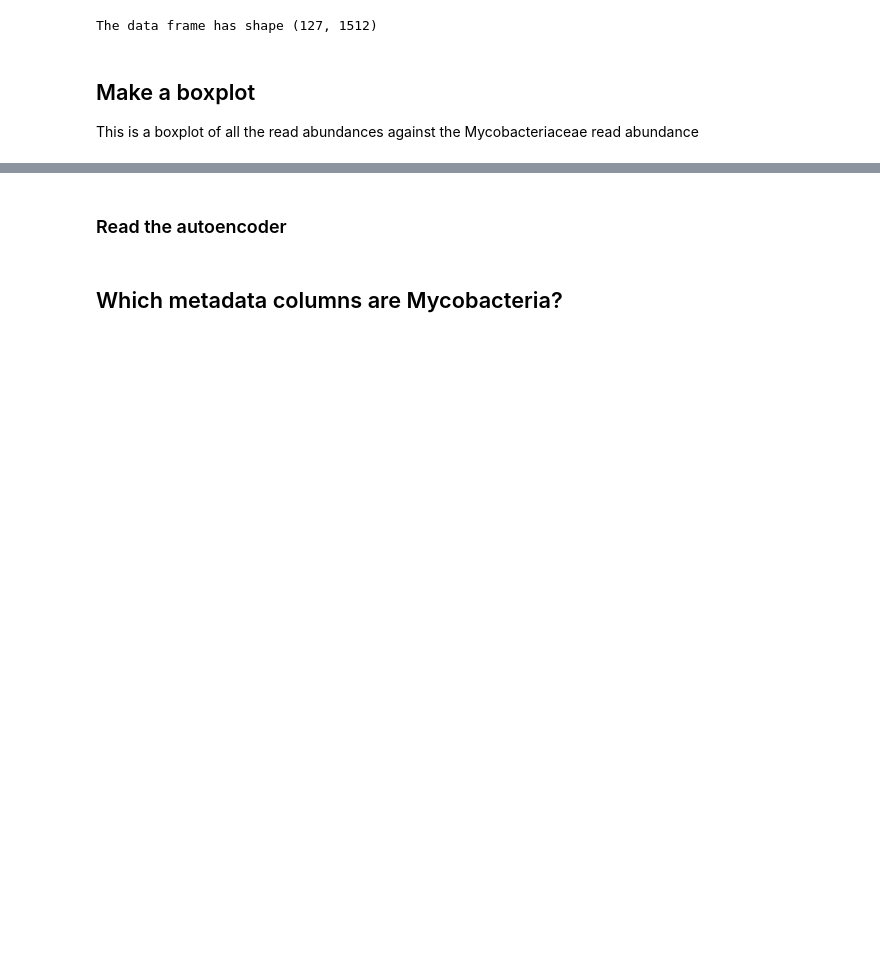
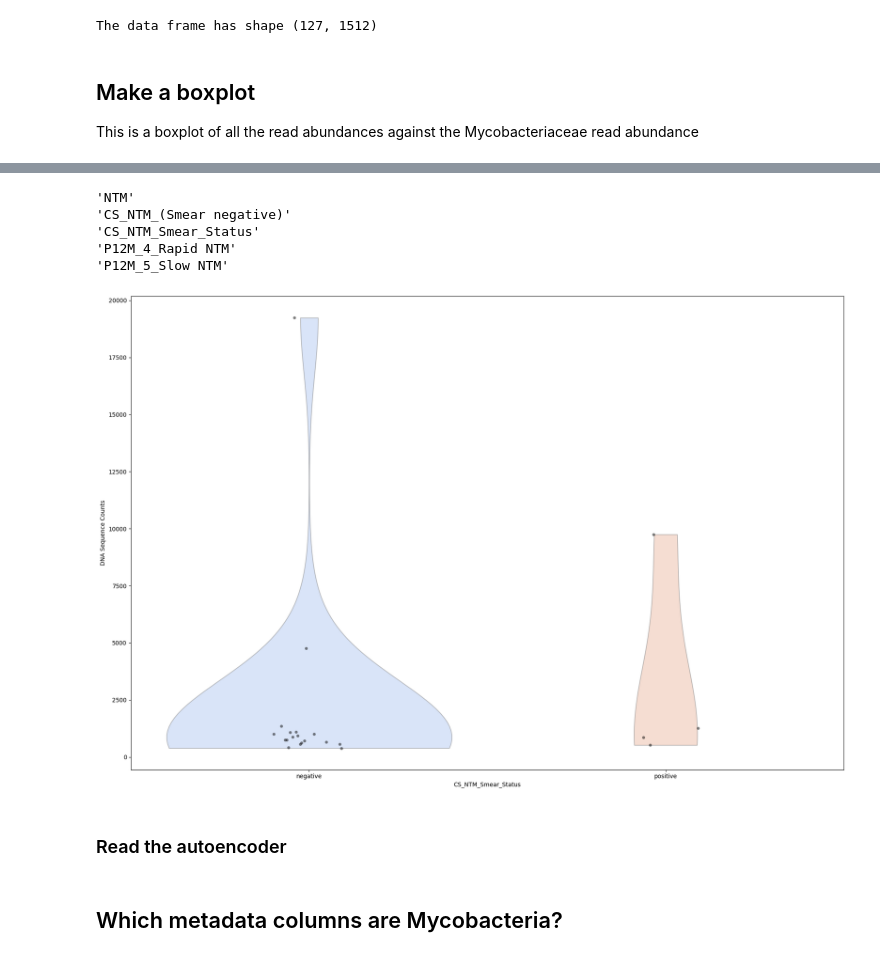
Before and after one commit to linsalrob/CF_Data_Analysis, a Jupyter notebook: Jupyter/Mycobacteria.ipynb, the cells around one changed output, grey strips where cells are left out. Drawn from its saved outputs; the diff is of its cells as text; code cells hidden in the pictures; blank space fills up the shorter version.

```diff
--- a/Jupyter/Mycobacteria.ipynb
+++ b/Jupyter/Mycobacteria.ipynb
@@ -91 +91,33 @@ print(legendstr)
 A) NTM culture status, B) Mycobacteroides abscessus culture status, C) Mycobacterium intracellulare culture status, D) NTM (Smear negative) culture status, E) MAC (Smear negative) culture status, F) O ...
+# %%
+for c in metadata.columns:
+    if 'NTM' in c:
+        print(f"'{c}'")
+# %% [output]
+'NTM'
+'CS_NTM_(Smear negative)'
+'CS_NTM_Smear_Status'
+'P12M_4_Rapid NTM'
+'P12M_5_Slow NTM'
+# %%
+y='Mycobacteriaceae'
+smrmd = metadata[(metadata['CS_NTM_Smear_Status'] == 'negative') | (metadata['CS_NTM_Smear_Status'] == 'positive')]
+smrmgd = df[['Mycobacteriaceae']].join(smrmd, how='right')
+smrmgd = smrmgd[['Mycobacteriaceae', 'CS_NTM_Smear_Status']]
+if "0" in smrmgd['CS_NTM_Smear_Status'].cat.categories:
+    smrmgd['CS_NTM_Smear_Status'] = smrmgd['CS_NTM_Smear_Status'].cat.remove_categories(["0"])
+# %%
+
+fig, ax = plt.subplots(figsize=(18, 12))
+g = sns.violinplot(x='CS_NTM_Smear_Status', y=y, data=smrmgd, hue='CS_NTM_Smear_Status', palette='coolwarm', alpha=0.5, ax=ax, legend=False, inner=None, density_norm='count', common_norm=True, cut=0)
+g = sns.stripplot(x='CS_NTM_Smear_Status', y=y, data=smrmgd, color='black', jitter=True, alpha=0.5, ax=ax, legend=False)
+#g.set_xlabel("")
+g.set_ylabel("DNA Sequence Counts")
+
+
+plt.tight_layout()
+plt.savefig("tmp_images/figSX.png", dpi=300)
+# plt.savefig("final_images/figS4.svg", dpi=300)
+plt.show()
+# %% [output]
+[figure, added]
```
Also changed, not shown: parts of 7 cells of this notebook, 2 other files.
